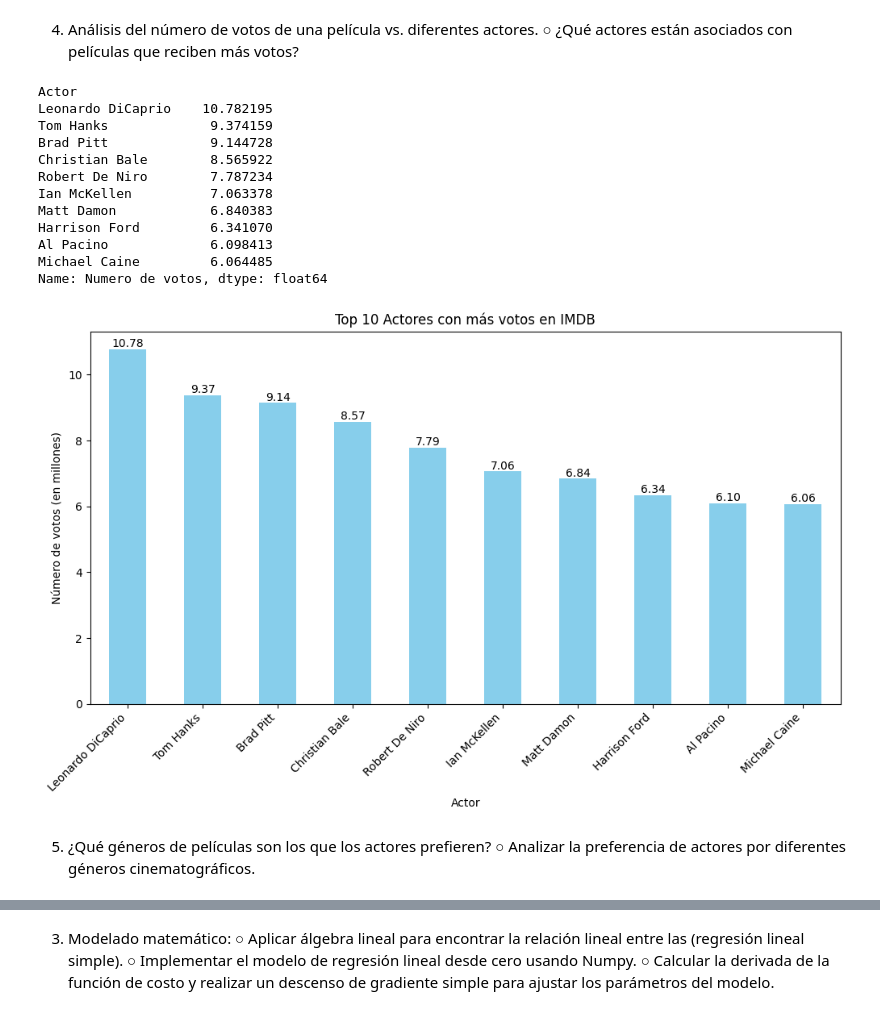
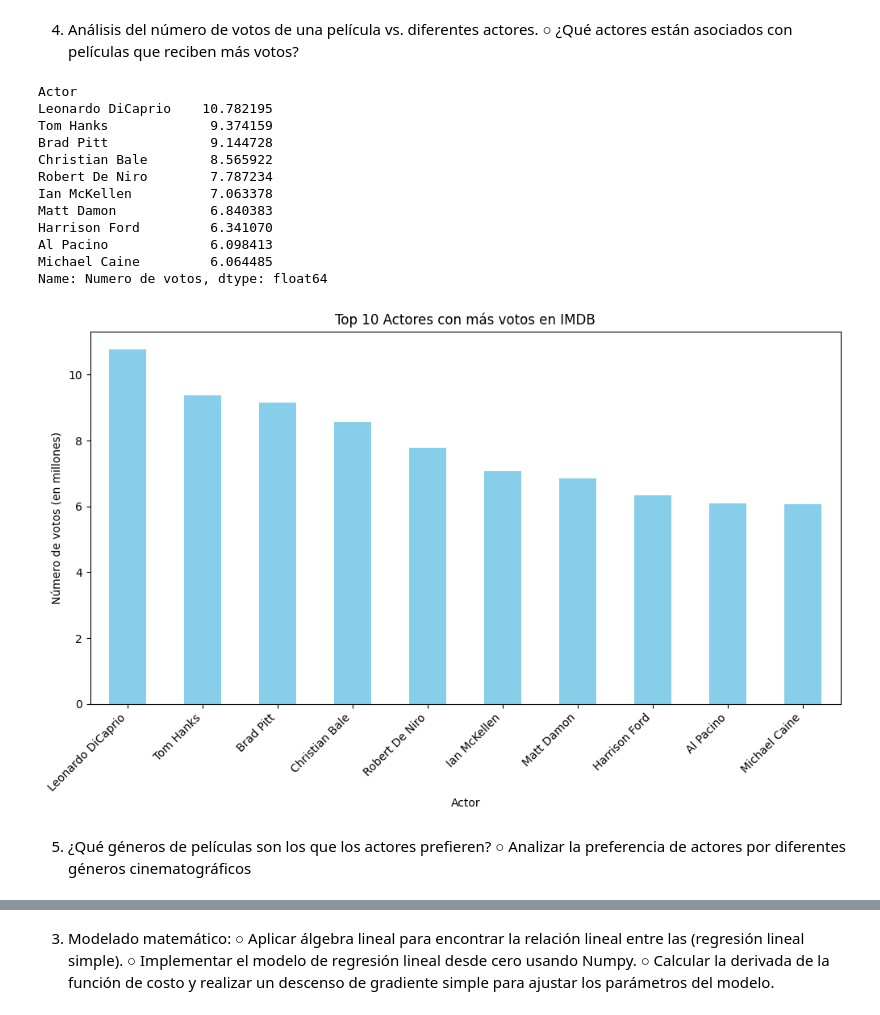
Before and after one commit to Dataniel31/Proyecto1-AnalisisDe-Pel-culasySeries-de-TVenIMDB, a Jupyter notebook: Proyecto1.ipynb, the cells around one changed output, grey strips where cells are left out. Cells and saved outputs as stored; diff of their text form; code cells hidden in the pictures.

```diff
--- a/Proyecto1.ipynb
+++ b/Proyecto1.ipynb
@@ -429,16 +400,0 @@ plt.show()
-# %%
-
-# Dividir la recaudación bruta por un millón para representar en millones
-df['Recaudacion bruta en millones'] = df['Recaudacion bruta'] / 1e6
-
-# Configurar el tamaño del gráfico
-plt.figure(figsize=(10, 6))
-
-# Diagrama de dispersión entre calificación en IMDB y recaudación bruta en millones
-plt.scatter(df['Calificacion en IMDB'], df['Recaudacion bruta en millones'], alpha=0.5)
-plt.title('Calificación en IMDB vs Recaudación Bruta', fontsize=15)
-plt.xlabel('Calificación en IMDB', fontsize=12)
-plt.ylabel('Recaudación Bruta (en millones)', fontsize=12)
-
-# Mostrar el gráfico
-plt.show()
@@ -563,38 +707,35 @@ votos_por_actor = actores.groupby('Actor')['Numero de votos'].sum()
 # Convertir los votos a millones
 votos_por_actor_millones = votos_por_actor / 1e6
 
 # Ordenar y mostrar los 10 actores con más votos en millones
 top_10_actores = votos_por_actor_millones.sort_values(ascending=False).head(10)
 print(top_10_actores)
 
 # Crear el gráfico de barras
 plt.figure(figsize=(12, 6))
 ax = top_10_actores.plot(kind='bar', color='skyblue')
 plt.title('Top 10 Actores con más votos en IMDB')
 plt.xlabel('Actor')
 plt.ylabel('Número de votos (en millones)')
 plt.xticks(rotation=45, ha='right')
 
-# Añadir etiquetas con los valores encima de las barras
-for idx, value in enumerate(top_10_actores):
-    plt.text(idx, value, f'{value:.2f}', ha='center', va='bottom')
 
 plt.show()
 # %% [output]
 Actor
 Leonardo DiCaprio    10.782195
 Tom Hanks             9.374159
 Brad Pitt             9.144728
 Christian Bale        8.565922
 Robert De Niro        7.787234
 Ian McKellen          7.063378
 Matt Damon            6.840383
 Harrison Ford         6.341070
 Al Pacino             6.098413
 Michael Caine         6.064485
 Name: Numero de votos, dtype: float64
-[figure, old version]
+[figure, new version]
 # %% [markdown]
 5. ¿Qué géneros de películas son los que los actores prefieren?
 ○ Analizar la preferencia de actores por diferentes géneros
-cinematográficos.
+cinematográficos
```
Also changed, not shown: parts of 34 cells of this notebook.
